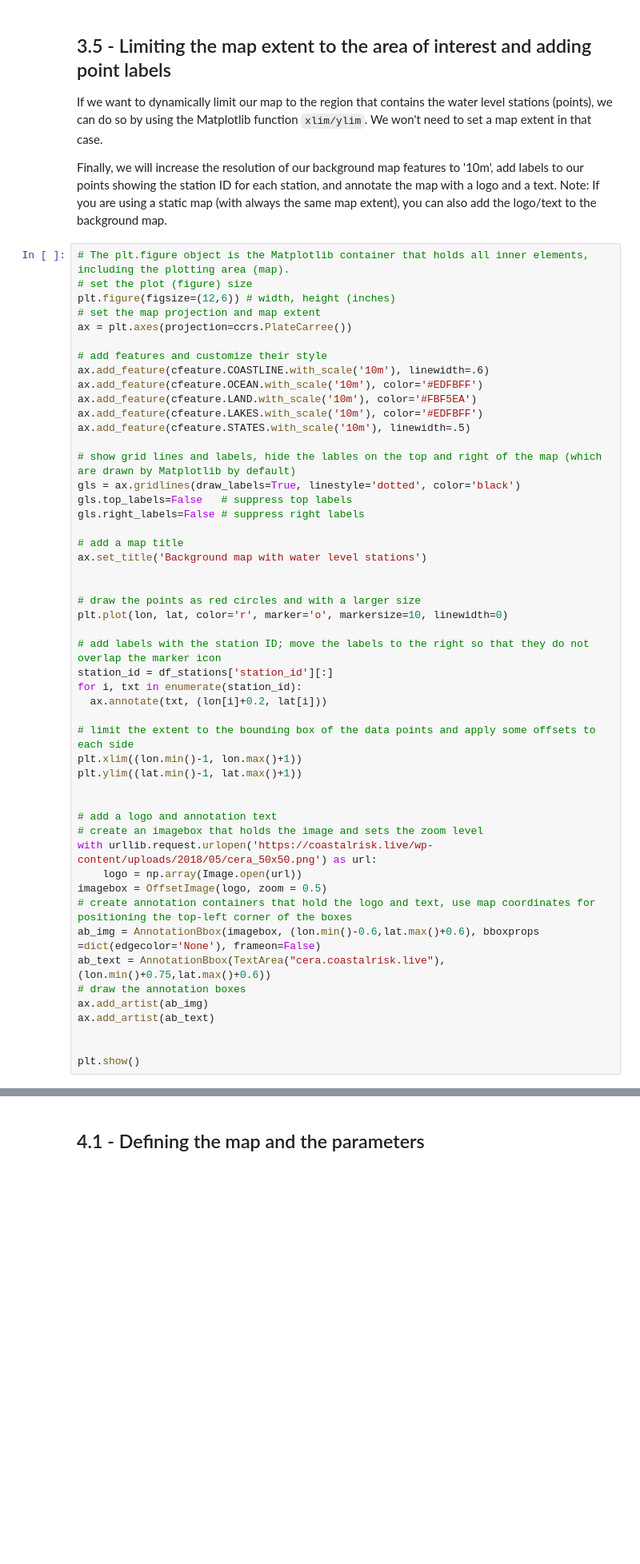
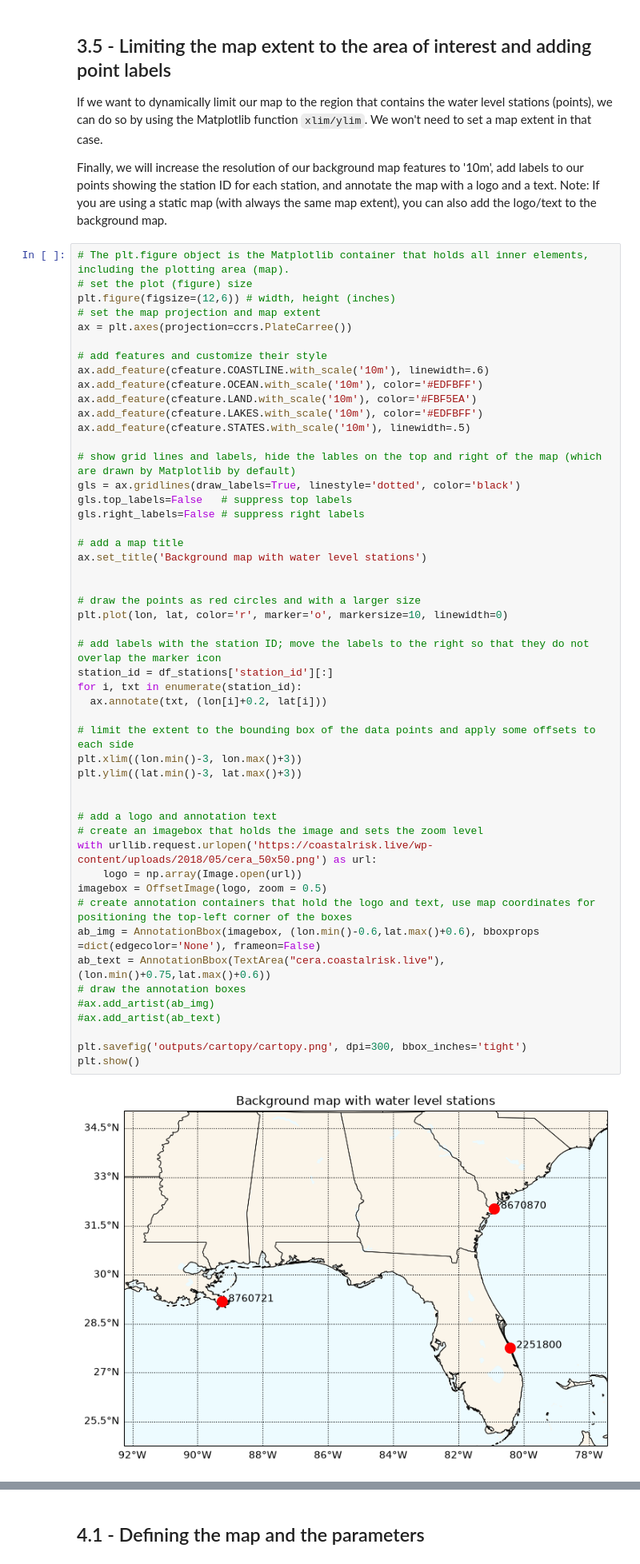
Before and after one commit to CERA-GROUP/Tutorials, a Jupyter notebook: Cartopy/Cartopy.ipynb, the cells around one changed output, grey strips where cells are left out. Shown at 80% size. Cells and saved outputs as stored; diff of their text form; blank space fills up the shorter version.

```diff
--- a/Cartopy/Cartopy.ipynb
+++ b/Cartopy/Cartopy.ipynb
@@ -430,38 +377,40 @@ ax.add_feature(cfeature.STATES.with_scale('10m'), linewidth=.5)
 gls = ax.gridlines(draw_labels=True, linestyle='dotted', color='black')
 gls.top_labels=False   # suppress top labels
 gls.right_labels=False # suppress right labels
 
 # add a map title
 ax.set_title('Background map with water level stations')
 
 
 # draw the points as red circles and with a larger size
 plt.plot(lon, lat, color='r', marker='o', markersize=10, linewidth=0)
 
 # add labels with the station ID; move the labels to the right so that they do not overlap the marker icon
 station_id = df_stations['station_id'][:]
 for i, txt in enumerate(station_id):
   ax.annotate(txt, (lon[i]+0.2, lat[i]))
 
 # limit the extent to the bounding box of the data points and apply some offsets to each side
-plt.xlim((lon.min()-1, lon.max()+1))
-plt.ylim((lat.min()-1, lat.max()+1))
+plt.xlim((lon.min()-3, lon.max()+3))
+plt.ylim((lat.min()-3, lat.max()+3))
 
 
 # add a logo and annotation text
 # create an imagebox that holds the image and sets the zoom level
 with urllib.request.urlopen('https://coastalrisk.live/wp-content/uploads/2018/05/cera_50x50.png') as url:
     logo = np.array(Image.open(url))
 imagebox = OffsetImage(logo, zoom = 0.5)
 # create annotation containers that hold the logo and text, use map coordinates for positioning the top-left corner of the boxes
 ab_img = AnnotationBbox(imagebox, (lon.min()-0.6,lat.max()+0.6), bboxprops =dict(edgecolor='None'), frameon=False)
 ab_text = AnnotationBbox(TextArea("cera.coastalrisk.live"), (lon.min()+0.75,lat.max()+0.6))
 # draw the annotation boxes
-ax.add_artist(ab_img)
-ax.add_artist(ab_text)
+#ax.add_artist(ab_img)
+#ax.add_artist(ab_text)
 
-
+plt.savefig('outputs/cartopy/cartopy.png', dpi=300, bbox_inches='tight')
 plt.show()
+# %% [output]
+[figure, added]
 # %% [markdown]
 For creating the labels, we are fetching the column `station_id` from the pandas dataframe. We are then assigning the individual 'station_id' values as variable `txt` to each station by looping through all stations and getting the `lon/lat` values. We are also adding a small padding (0.2 in map coordinates) to move the labels to the right so that they do not overlap with the marker icon.
 
```
Also changed, not shown: parts of 19 cells of this notebook, 2 other files.
